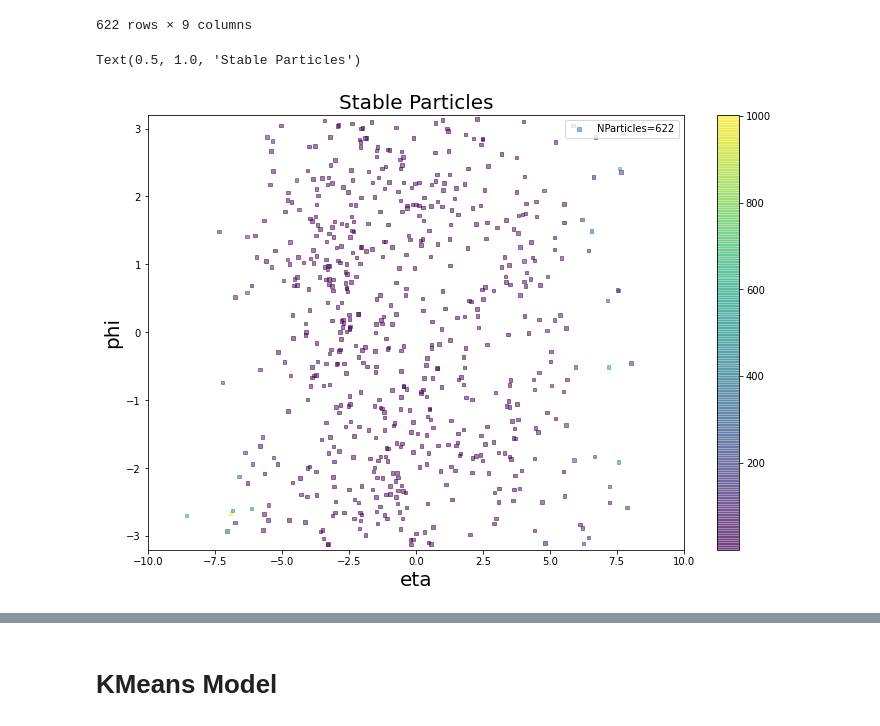
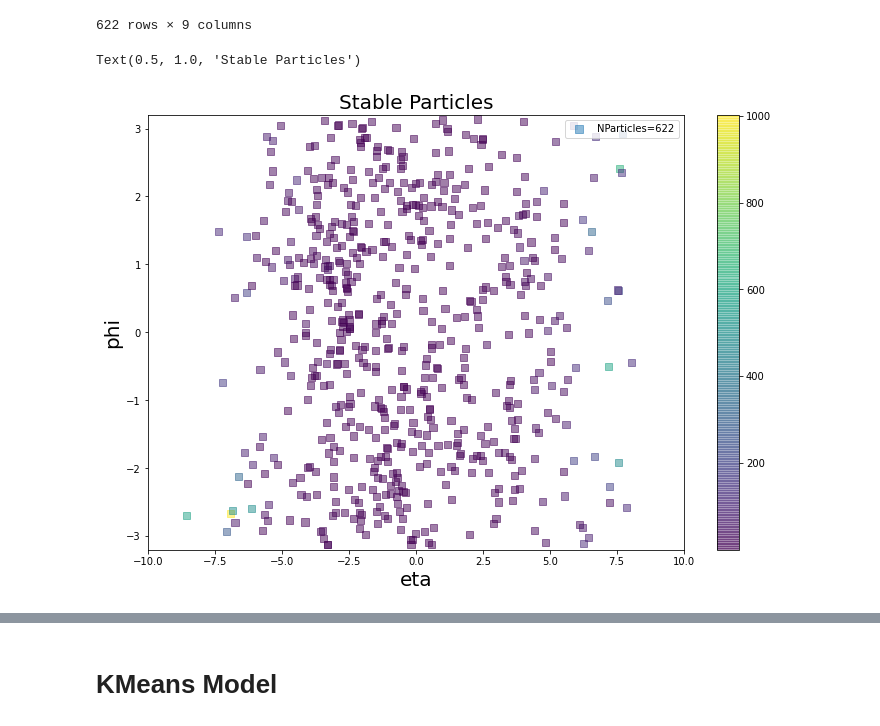
Before and after one commit to alaha999/MLPhyCourse, a Jupyter notebook: week6/HEP_ParticlesHitProblem_KMeans_DBSCAN_notebook.ipynb, the cells around one changed output, grey strips where cells are left out. Drawn from its saved outputs; the diff is of its cells as text; code cells hidden in the pictures.

```diff
--- a/week6/HEP_ParticlesHitProblem_KMeans_DBSCAN_notebook.ipynb
+++ b/week6/HEP_ParticlesHitProblem_KMeans_DBSCAN_notebook.ipynb
@@ -29,15 +29,15 @@ df
 # %%
 #scatter plot of all particles in eta-phi plane
 
 plt.figure(figsize=(12,8))
-plt.scatter(df['eta'],df['phi'],c=df['E'],cmap="viridis",alpha=0.5,marker='s',s=12)
+plt.scatter(df['eta'],df['phi'],c=df['E'],cmap="viridis",alpha=0.5,marker='s',s=50)
 plt.xlim(-10,10)
 plt.ylim(-3.2,3.2)
 plt.xlabel('eta',fontsize=20)
 plt.ylabel('phi',fontsize=20)
 plt.legend([f'NParticles={df.shape[0]}'],loc='upper right',)
 plt.colorbar()
 plt.title(f'Stable Particles',fontsize=20)
 # %% [output]
 Text(0.5, 1.0, 'Stable Particles')
-[figure, old version]
+[figure, new version]
```
Also changed, not shown: parts of 10 cells of this notebook, 1 other file.
